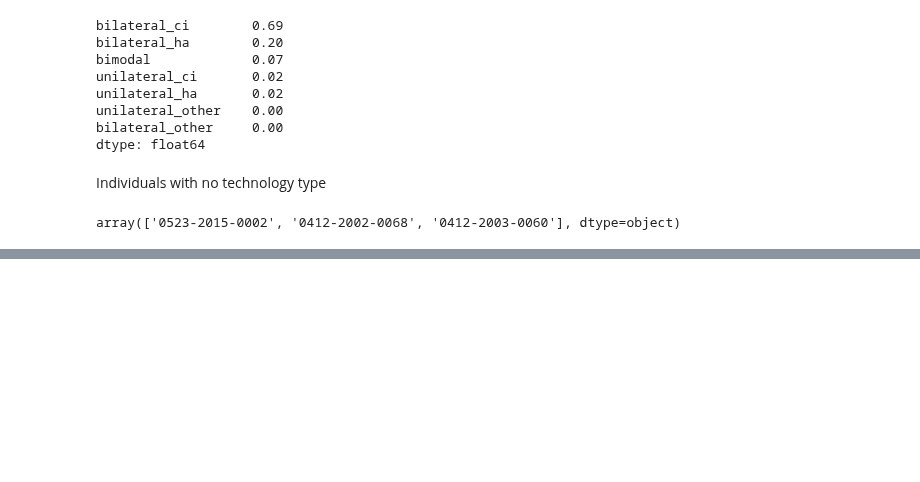
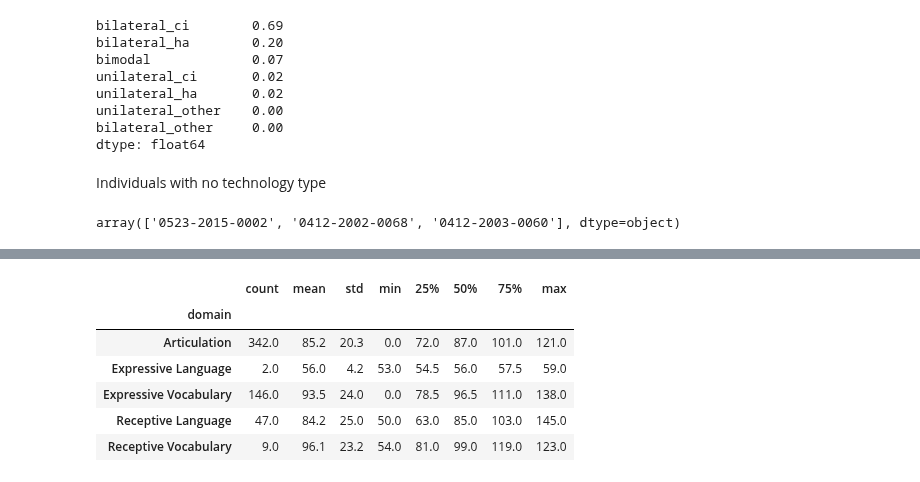
Before and after one commit to fonnesbeck/infant_hearing_intervention, a Jupyter notebook: notebooks/Tables.ipynb, the cells around one changed output, grey strips where cells are left out. Saved outputs shown, nothing was run; the diff lists cells and outputs as text; code cells hidden in the pictures; blank space fills up the shorter version.

```diff
--- a/notebooks/Tables.ipynb
+++ b/notebooks/Tables.ipynb
@@ -281,0 +299,10 @@ array(['0523-2015-0002', '0412-2002-0068', '0412-2003-0060'], dtype=object)
+# %%
+data_4yo.groupby('domain').score.describe().round(1)
+# %% [output]
+|  | count | mean | std | min | 25% | 50% | 75% | max |
+| domain |  |  |  |  |  |  |  |  |
+| Articulation | 342.0 | 85.2 | 20.3 | 0.0 | 72.0 | 87.0 | 101.0 | 121.0 |
+| Expressive Language | 2.0 | 56.0 | 4.2 | 53.0 | 54.5 | 56.0 | 57.5 | 59.0 |
+| Expressive Vocabulary | 146.0 | 93.5 | 24.0 | 0.0 | 78.5 | 96.5 | 111.0 | 138.0 |
+| Receptive Language | 47.0 | 84.2 | 25.0 | 50.0 | 63.0 | 85.0 | 103.0 | 145.0 |
+| Receptive Vocabulary | 9.0 | 96.1 | 23.2 | 54.0 | 81.0 | 99.0 | 119.0 | 123.0 |
```
Also changed, not shown: parts of 3 cells of this notebook, 3 other files.
